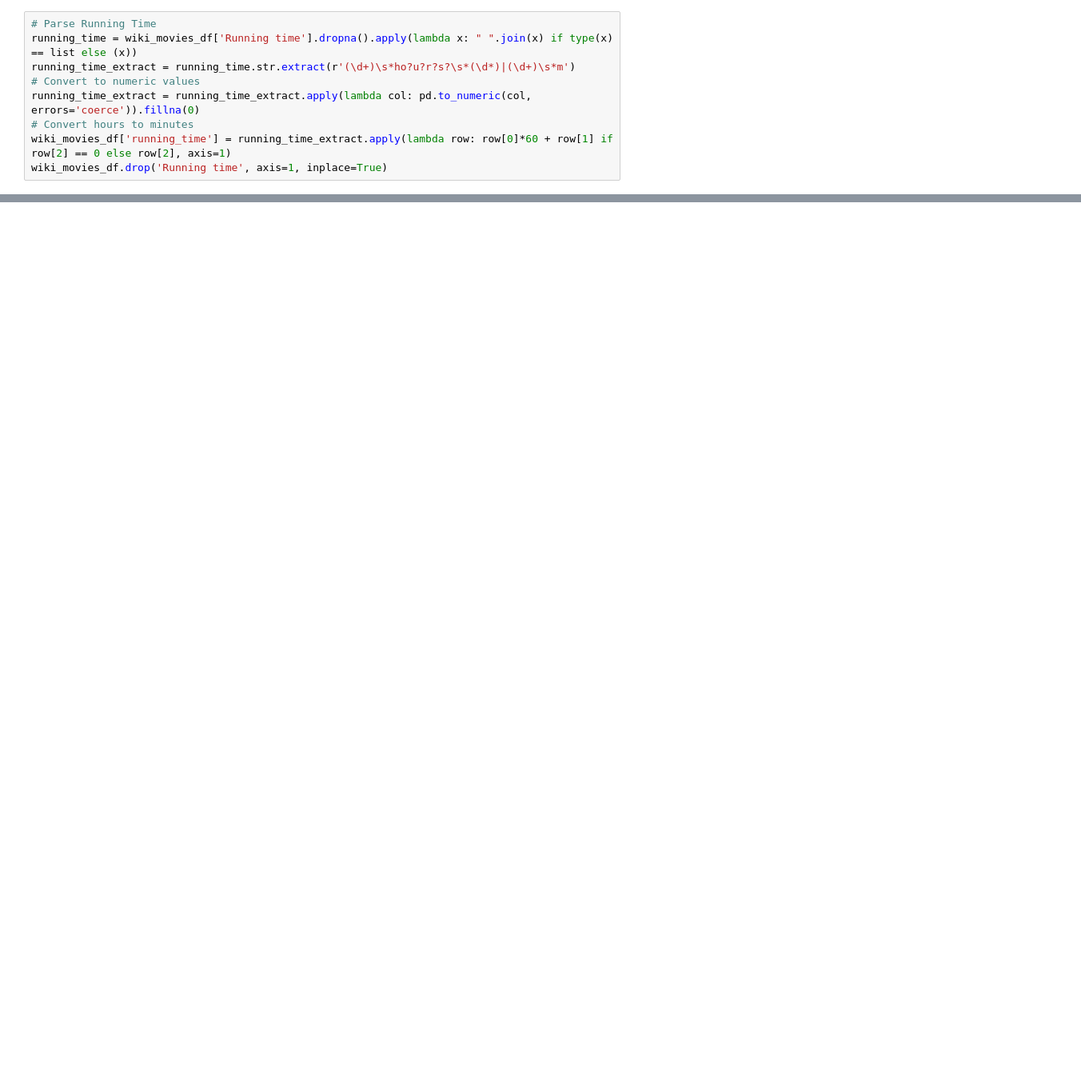
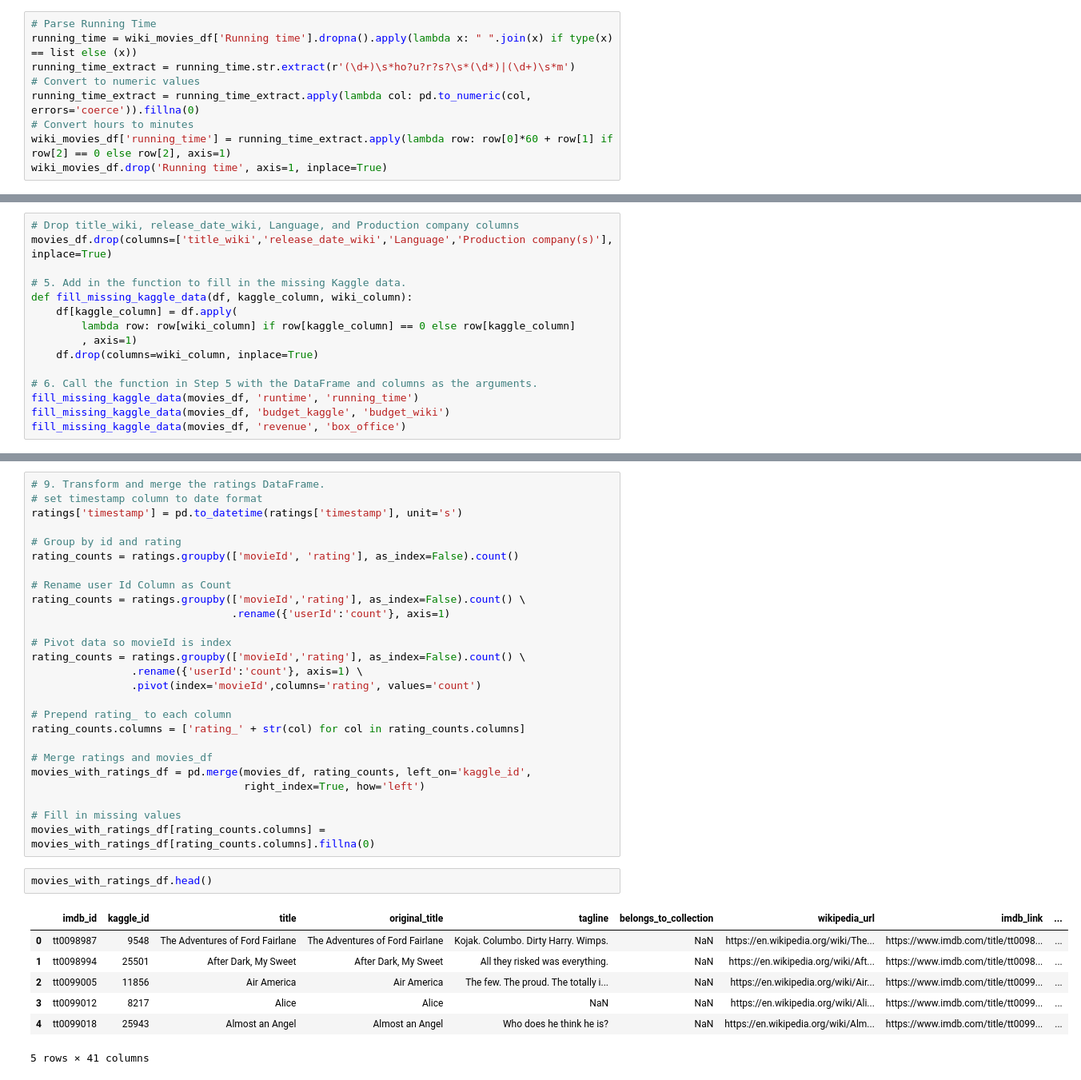
Before and after one commit to jisellejones/Movies-ETL, a Jupyter notebook: Test.ipynb, the cells around one changed output, grey strips where cells are left out. Shown: that part at 80% size. Cells and saved outputs as stored; diff of their text form; blank space fills up the shorter version.

```diff
--- a/Test.ipynb
+++ b/Test.ipynb
@@ -284,0 +364,15 @@ wiki_movies_df.head()
+# %%
+# Drop title_wiki, release_date_wiki, Language, and Production company columns
+movies_df.drop(columns=['title_wiki','release_date_wiki','Language','Production company(s)'], inplace=True)
+
+# 5. Add in the function to fill in the missing Kaggle data.
+def fill_missing_kaggle_data(df, kaggle_column, wiki_column):
+    df[kaggle_column] = df.apply(
+        lambda row: row[wiki_column] if row[kaggle_column] == 0 else row[kaggle_column]
+        , axis=1)
+    df.drop(columns=wiki_column, inplace=True)
+
+# 6. Call the function in Step 5 with the DataFrame and columns as the arguments.
+fill_missing_kaggle_data(movies_df, 'runtime', 'running_time')
+fill_missing_kaggle_data(movies_df, 'budget_kaggle', 'budget_wiki')
+fill_missing_kaggle_data(movies_df, 'revenue', 'box_office')
@@ -284,0 +409,36 @@ wiki_movies_df.head()
+# %%
+# 9. Transform and merge the ratings DataFrame.
+# set timestamp column to date format
+ratings['timestamp'] = pd.to_datetime(ratings['timestamp'], unit='s')
+
+# Group by id and rating
+rating_counts = ratings.groupby(['movieId', 'rating'], as_index=False).count()
+
+# Rename user Id Column as Count
+rating_counts = ratings.groupby(['movieId','rating'], as_index=False).count() \
+                                .rename({'userId':'count'}, axis=1)
+
+# Pivot data so movieId is index
+rating_counts = ratings.groupby(['movieId','rating'], as_index=False).count() \
+                .rename({'userId':'count'}, axis=1) \
+                .pivot(index='movieId',columns='rating', values='count')
+
+# Prepend rating_ to each column
+rating_counts.columns = ['rating_' + str(col) for col in rating_counts.columns]
+
+# Merge ratings and movies_df
+movies_with_ratings_df = pd.merge(movies_df, rating_counts, left_on='kaggle_id',
+                                  right_index=True, how='left')
+
+# Fill in missing values
+movies_with_ratings_df[rating_counts.columns] = movies_with_ratings_df[rating_counts.columns].fillna(0)
+# %%
+movies_with_ratings_df.head()
+# %% [output]
+|  | imdb_id | kaggle_id | title | original_title | tagline | belongs_to_collection | wikipedia_url | imdb_link | ... |
+| 0 | tt0098987 | 9548 | The Adventures of Ford Fairlane | The Adventures of Ford Fairlane | Kojak. Columbo. Dirty Harry. Wimps. | NaN | https://en.wikipedia.org/wiki/The... | https://www.imdb.com/title/tt0098... | ... |
+| 1 | tt0098994 | 25501 | After Dark, My Sweet | After Dark, My Sweet | All they risked was everything. | NaN | https://en.wikipedia.org/wiki/Aft... | https://www.imdb.com/title/tt0098... | ... |
+| 2 | tt0099005 | 11856 | Air America | Air America | The few. The proud. The totally i... | NaN | https://en.wikipedia.org/wiki/Air... | https://www.imdb.com/title/tt0099... | ... |
+| 3 | tt0099012 | 8217 | Alice | Alice | NaN | NaN | https://en.wikipedia.org/wiki/Ali... | https://www.imdb.com/title/tt0099... | ... |
+| 4 | tt0099018 | 25943 | Almost an Angel | Almost an Angel | Who does he think he is? | NaN | https://en.wikipedia.org/wiki/Alm... | https://www.imdb.com/title/tt0099... | ... |
+5 rows × 41 columns
```
Also changed, not shown: parts of 10 cells of this notebook, 2 other files.
